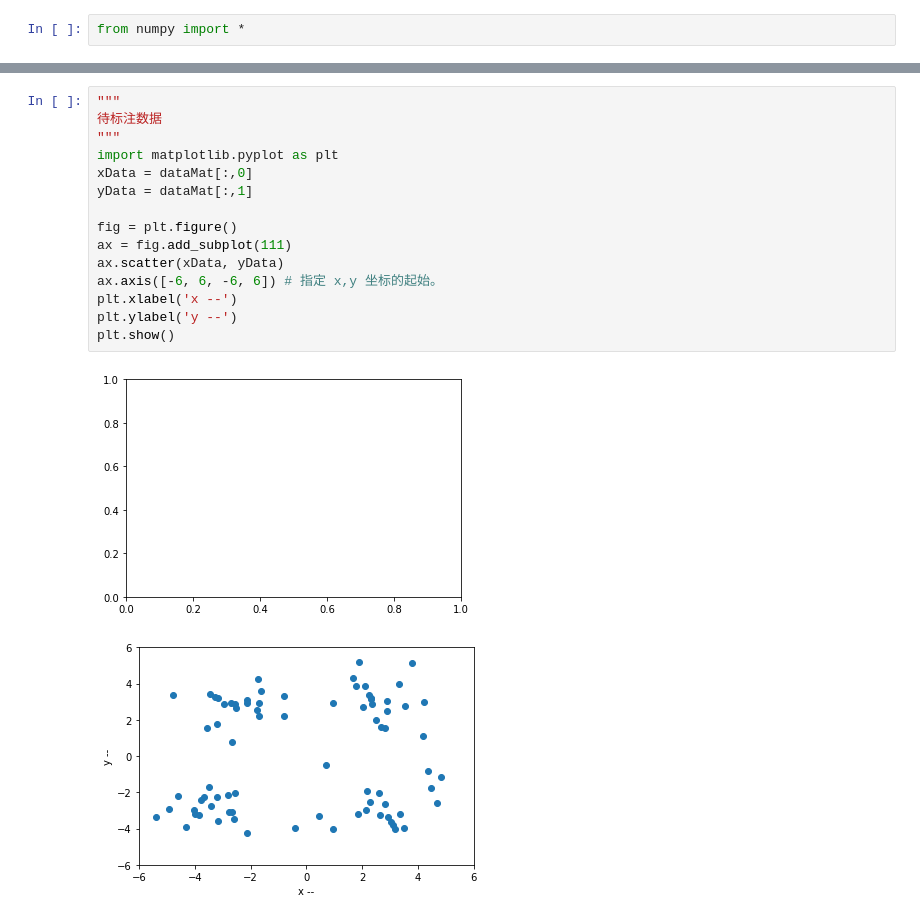
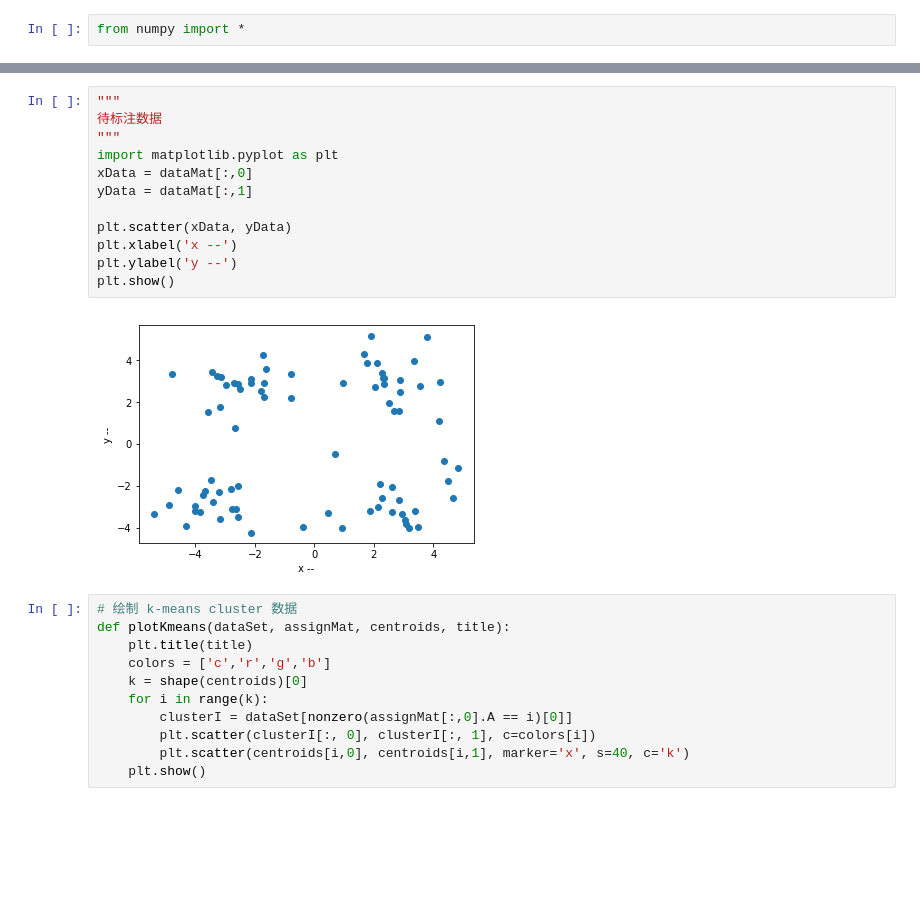
Before and after one commit to AaronFlower/Jupyter, a Jupyter notebook: k-means/K-means.ipynb, the cells around one changed output, grey strips where cells are left out. Saved outputs shown, nothing was run; the diff lists cells and outputs as text; blank space fills up the shorter version.

Commit message:
Complete k-means algo and plot

```diff
--- a/k-means/K-means.ipynb
+++ b/k-means/K-means.ipynb
@@ -21,18 +16,25 @@ min(dataMat[:,0]),max(dataMat[:,0]),min(dataMat[:,1]),max(dataMat[:,1])
 # %%
 """
 待标注数据
 """
 import matplotlib.pyplot as plt
 xData = dataMat[:,0]
 yData = dataMat[:,1]
 
-fig = plt.figure()
-ax = fig.add_subplot(111)
-ax.scatter(xData, yData)
-ax.axis([-6, 6, -6, 6]) # 指定 x,y 坐标的起始。
+plt.scatter(xData, yData)
 plt.xlabel('x --')
 plt.ylabel('y --')
 plt.show()
 # %% [output]
-[figure, old version]
+[figure, new version]
-[figure, removed]
+# %%
+# 绘制 k-means cluster 数据
+def plotKmeans(dataSet, assignMat, centroids, title):
+    plt.title(title)
+    colors = ['c','r','g','b']
+    k = shape(centroids)[0]
+    for i in range(k):
+        clusterI = dataSet[nonzero(assignMat[:,0].A == i)[0]]
+        plt.scatter(clusterI[:, 0], clusterI[:, 1], c=colors[i])
+        plt.scatter(centroids[i,0], centroids[i,1], marker='x', s=40, c='k')
+    plt.show()
```
Also changed, not shown: parts of 4 cells of this notebook.
